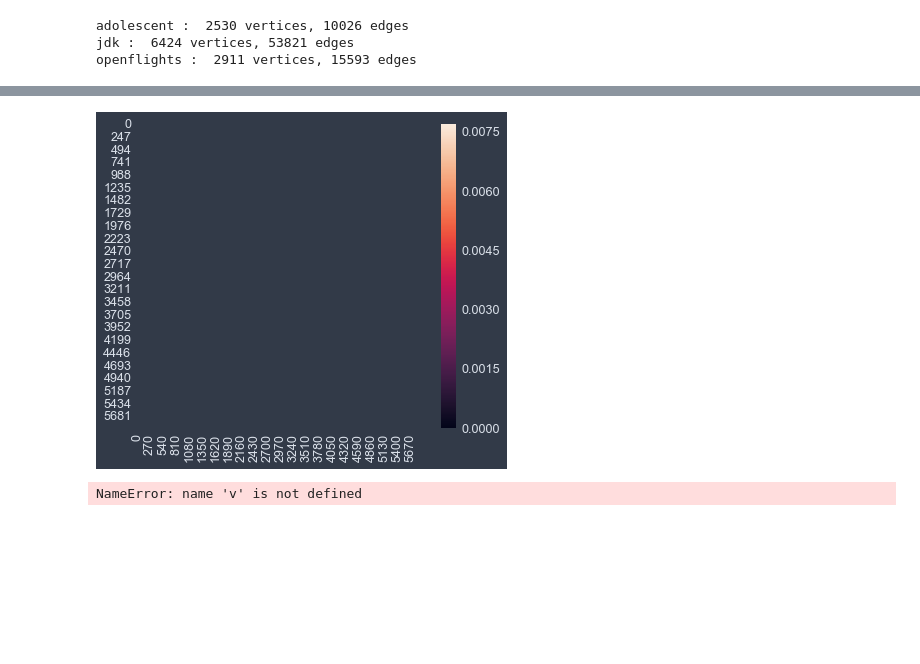
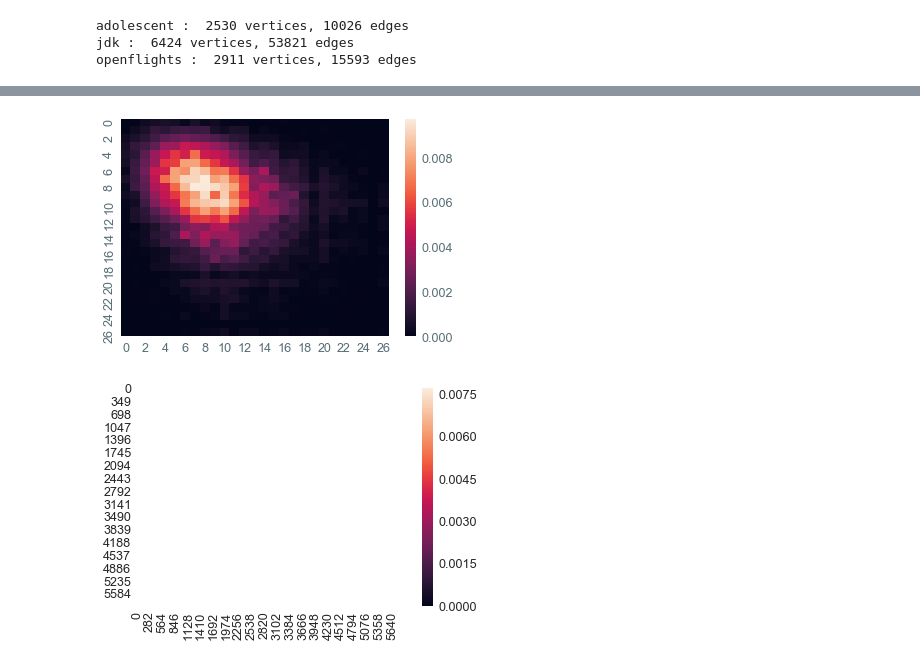
Before and after one commit to rtyh12/cna06, a Jupyter notebook: Problem 6-3.ipynb, the cells around one changed output, grey strips where cells are left out. Saved outputs shown, nothing was run; the diff lists cells and outputs as text; code cells hidden in the pictures; blank space fills up the shorter version.

Commit message:
degree correlation coefficient for 6-3

```diff
--- a/Problem 6-3.ipynb
+++ b/Problem 6-3.ipynb
@@ -63,13 +47,17 @@ for i in range(len(adolescent.knn()[1])):
 import numpy as np
 # %%
 def assortativity_matrix(g):
+    #initiate square matrix with dimension = max degree of graph
     deg_max = max(g.degree())
     E = np.zeros((deg_max, deg_max))
 
+    #go through all nodes and check the degree of each node's neighbor.
+    #and increase the corresponding matrix element by 1
     for v in g.vs:
-        for n in g.neighbors(v['name']):
-            E[g.degree(v['name']) - 1, g.degree(n) - 1] += 1
+        for n in g.neighbors(v.index):
+            E[g.degree(v.index) - 1, g.degree(n) - 1] += 1
 
+    #normalize matrix
     E /= np.sum(E)
 
     return E
@@ -81,14 +69,13 @@ import matplotlib.pylab as plt
 
 from jupyterthemes import jtplot
 jtplot.style()
-
-ax = sns.heatmap(E[1], linewidth=0)
-plt.show()
-# %% [output]
-[figure, removed]
-# %%
-for v in g.vs:
-    for n in g.neighbors(v['name']):
-        print(g.degree(n))
-# %% [output]
-NameError: name 'v' is not defined
+# %%
+ax = sns.heatmap(E[0])
+plt.show()
+# %% [output]
+[figure, added]
+# %%
+ax = sns.heatmap(E[1])
+plt.show()
+# %% [output]
+[figure, added]
```
Also changed, not shown: parts of 14 cells of this notebook, 1 other file.
